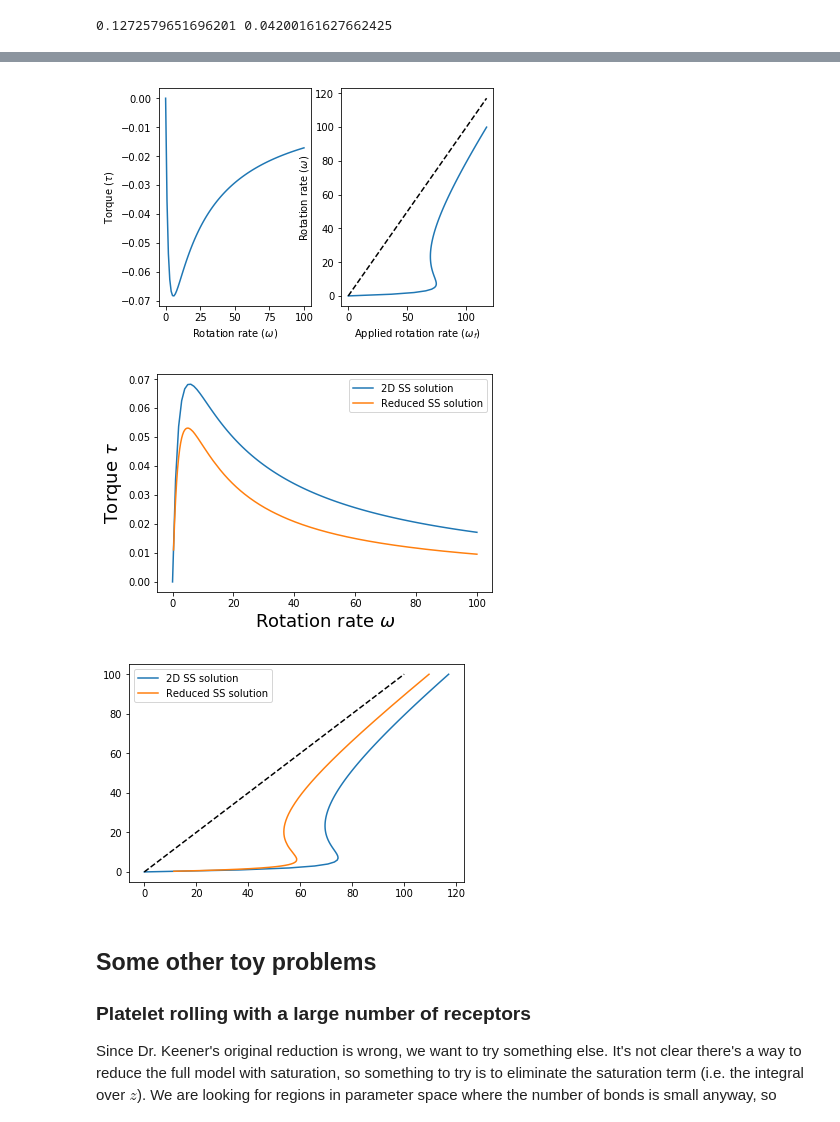
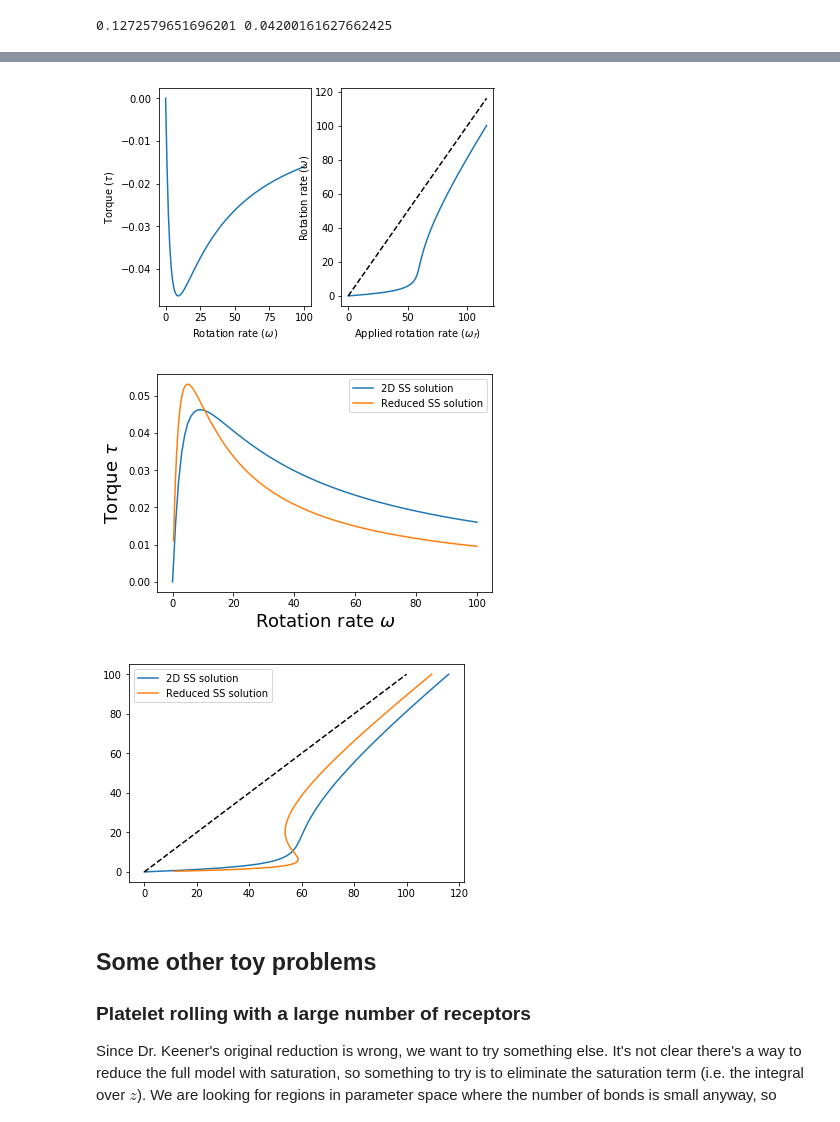
Before and after one commit to wandrewjam/thesis, a Jupyter notebook: rolling-model/src/toy-problem.ipynb, the cells around one changed output, grey strips where cells are left out. Cells and saved outputs as stored; diff of their text form; code cells hidden in the pictures.

```diff
--- a/rolling-model/src/toy-problem.ipynb
+++ b/rolling-model/src/toy-problem.ipynb
@@ -249,7 +249,7 @@ print(mtot, error*nu)
 0.1272579651696201 0.04200161627662425
 # %%
 om_f, om2d, tq2d = steady_state_sweep(d_prime=0, eta=eta, delta=delta, om_max=100, om_number=101, eta_om=xi,
-                                      saturation=False)
+                                      saturation=True)
 # %% [output]
 Completed 1 of 101 loops
 Completed 2 of 101 loops
@@ -271,4 +271,4 @@ This sweep took 4.47938 seconds total, and 0.0443503 seconds for each solve
-[figure, old version]
+[figure, new version]
 # %%
 plt.plot(om2d, -tq2d, omegas, -torques)
 plt.legend(['2D SS solution', 'Reduced SS solution'])
@@ -276,7 +276,7 @@ plt.xlabel('Rotation rate $\\omega$', fontsize=18)
 plt.ylabel('Torque $\\tau$', fontsize=18)
 plt.show()
 # %% [output]
-[figure, old version]
+[figure, new version]
 # %%
 np.savetxt(save_filepath+'om_vs_tau2d.dat', np.vstack([om2d, -tq2d]).T, delimiter=',')
 # %%
@@ -287,7 +287,7 @@ plt.plot([0, mm], [0, mm], '--k')
 plt.legend(['2D SS solution', 'Reduced SS solution'])
 plt.show()
 # %% [output]
-[figure, old version]
+[figure, new version]
 # %%
 np.savetxt(save_filepath+'omf_vs_om2d.dat', np.vstack([om_f, om2d]).T, delimiter=',')
 # %% [markdown]
```
Also changed, not shown: parts of 8 cells of this notebook, 1 other file.
